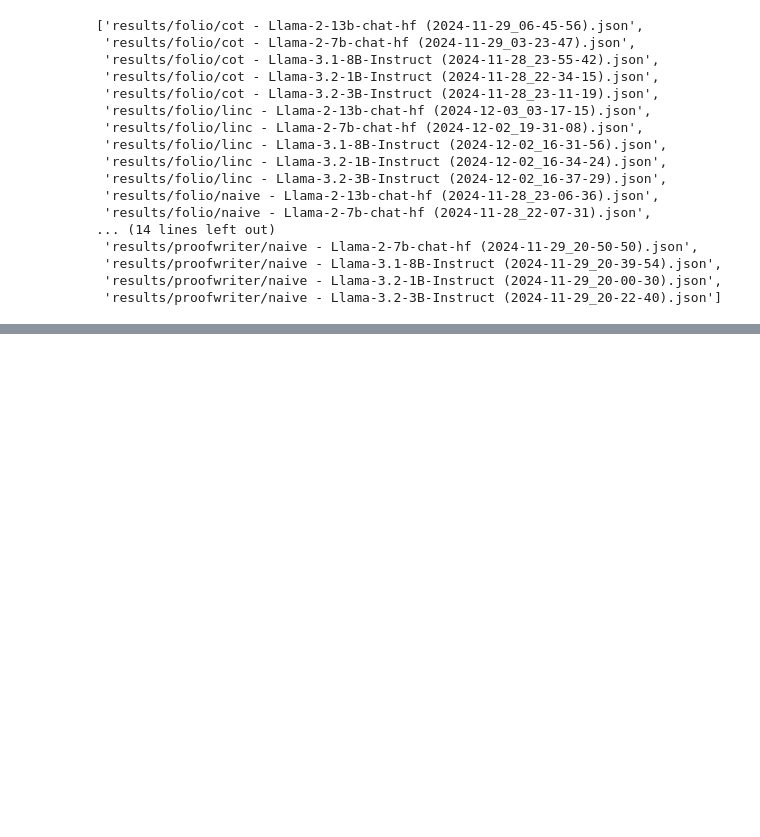
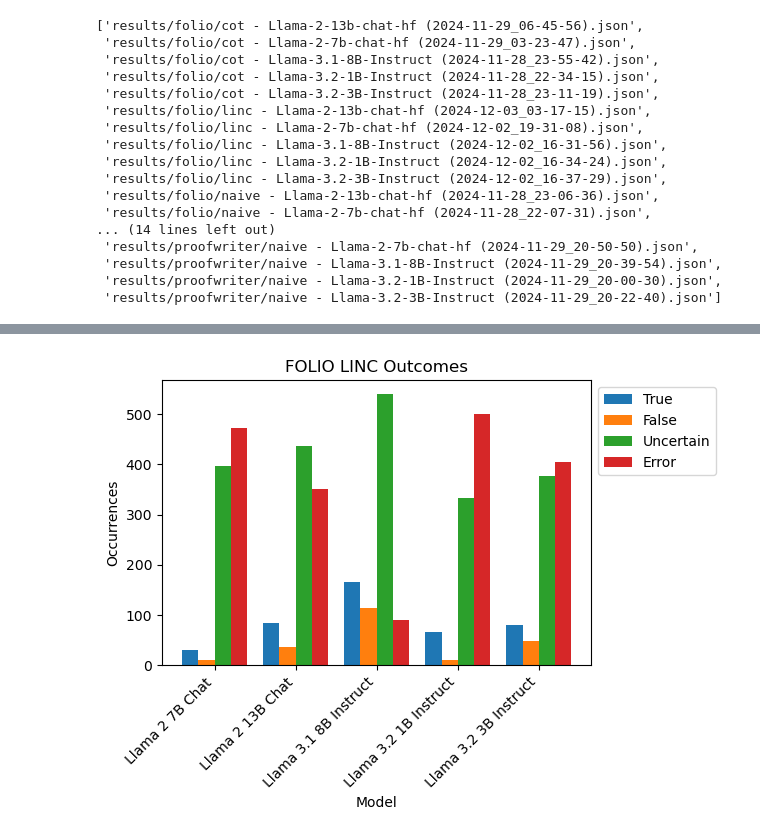
Before and after one commit to jortan02/linc, a Jupyter notebook: results.ipynb, the cells around one changed output, grey strips where cells are left out. Cells and saved outputs as stored; diff of their text form; code cells hidden in the pictures; blank space fills up the shorter version.

```diff
--- a/results.ipynb
+++ b/results.ipynb
@@ -292,0 +251,2 @@ example["responses"]
+# %%
+linc_paths = glob.glob(os.path.join("results/folio", 'linc*.json')) + glob.glob(os.path.join("results/proofwriter", 'linc*.json'))
@@ -292,0 +266,18 @@ example["responses"]
+# %%
+linc_parses= []
+for linc_path in linc_paths:
+    results_df = results_df_dict[linc_path]
+    parses = np.array(results_df["answers"].to_list()).flatten()
+    labels, counts = np.unique(parses, return_counts=True)
+    occurrences = dict(zip(labels, counts))
+    for key in ["True", "False", "Uncertain", "Error"]:
+        if key not in occurrences:
+            occurrences[key] = 0
+    info = {
+        "Dataset": get_dataset_name(linc_path),
+        "Method": get_model_choice(linc_path),
+        "Model": get_model_name(linc_path),
+    }
+    linc_parses.append({**occurrences, **info})
+# %%
+linc_parses_df = pd.DataFrame(linc_parses)
@@ -292,0 +308,31 @@ example["responses"]
+# %%
+import matplotlib.pyplot as plt
+
+pivot_df = linc_parses_df[linc_parses_df["Dataset"] == "FOLIO"]
+
+pivot_df = pivot_df.set_index("Model").reindex(
+    [
+        "Llama 2 7B Chat",
+        "Llama 2 13B Chat",
+        "Llama 3.1 8B Instruct",
+        "Llama 3.2 1B Instruct",
+        "Llama 3.2 3B Instruct",
+    ]
+)
+
+ax = pivot_df.plot(
+    kind="bar",
+    y=["True", "False", "Uncertain", "Error"],
+    linewidth=1,
+    capsize=4,
+    width=0.8,
+    title="FOLIO LINC Outcomes",
+)
+
+ax.set_ylabel("Occurrences")
+plt.xticks(rotation=45, ha="right")
+plt.legend(bbox_to_anchor=(1, 1), loc="upper left")
+plt.tight_layout()
+plt.show()
+# %% [output]
+[figure, added]
```
Also changed, not shown: parts of 12 cells of this notebook, 4 other files.
